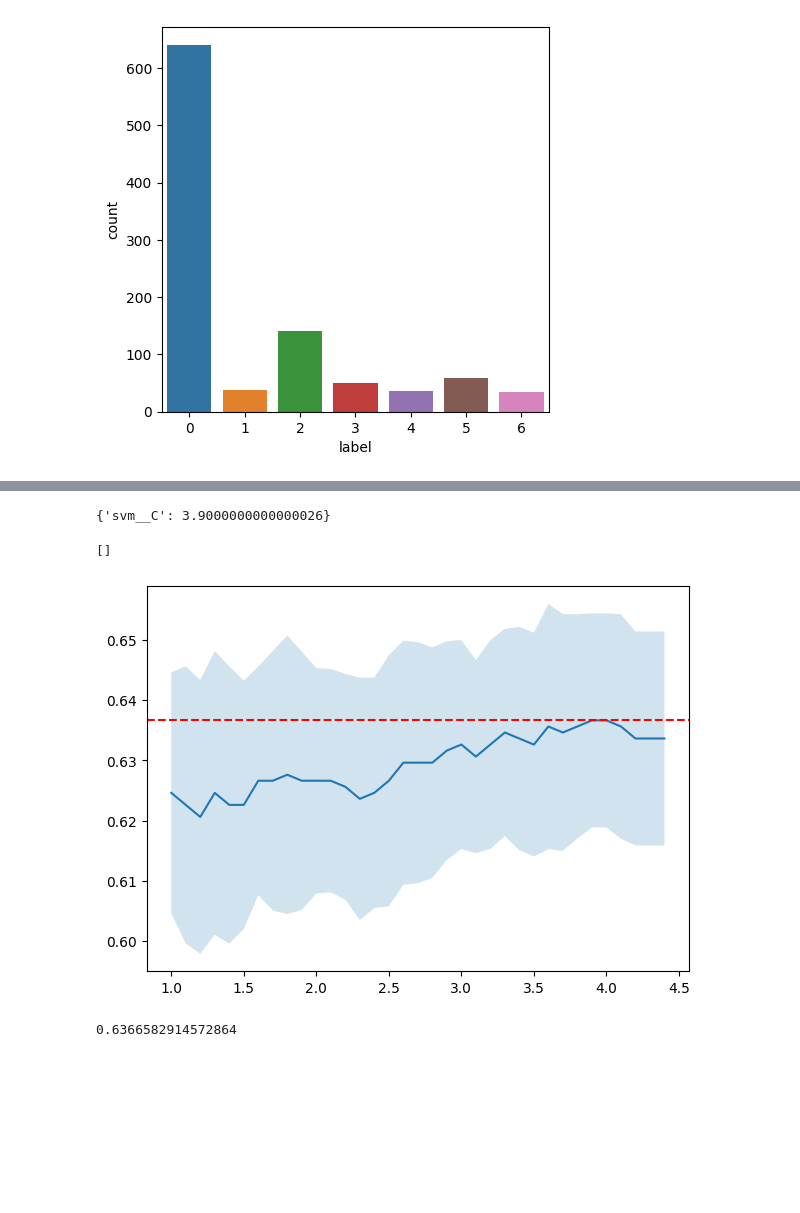
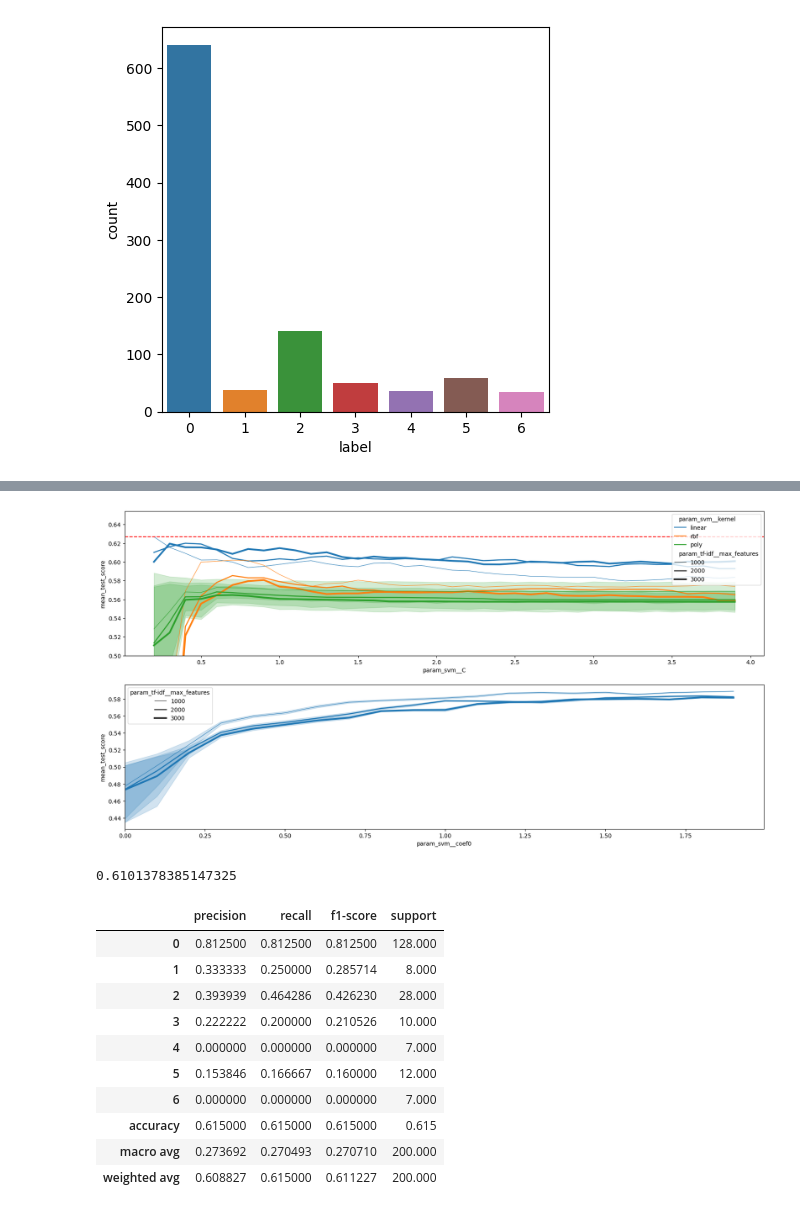
Before and after one commit to Hyuto/skripsi, a Jupyter notebook: notebook/Main Notebook.ipynb, the cells around one changed output, grey strips where cells are left out. Drawn from its saved outputs; the diff is of its cells as text; code cells hidden in the pictures; blank space fills up the shorter version.

Commit message:
Update main notebook on better CV

```diff
--- a/notebook/Main Notebook.ipynb
+++ b/notebook/Main Notebook.ipynb
@@ -18,9 +18,10 @@ from indoNLP.preprocessing import (
 from Sastrawi.Stemmer.StemmerFactory import StemmerFactory
 from wordcloud import WordCloud
 # %%
-local = "../data/"
-if os.path.isdir(local):
-    main_dir = local
+if os.path.isdir("../data/"):
+    main_dir = "../"
 else:
-    main_dir = "https://raw.githubusercontent.com/Hyuto/skripsi/master/data/"
+    main_dir = "https://raw.githubusercontent.com/Hyuto/skripsi/master/"
+
+SEED = 2022
 # %%
@@ -91,44 +140,55 @@ from sklearn.metrics import *
+# %%
+fig, (ax1, ax2) = plt.subplots(2, 1, figsize=(20, 10))
+sns.lineplot(data=search_df, x="param_svm__C", y="mean_test_score",
+             hue="param_svm__kernel", size="param_tf-idf__max_features", ax=ax1)
+ax1.axhline(y=search_df["mean_test_score"].max(), color='r', linestyle='--')
+ax1.set_ylim(0.5)
+sns.lineplot(data=search_df.query("param_svm__kernel == 'poly'"),
+             x="param_svm__coef0", y="mean_test_score", #hue="param_svm__coef0",
+             size="param_tf-idf__max_features", ax=ax2)
+ax2.set_xlim(0)
+plt.show()
+# %% [output]
+[figure, added]
 # %%
 pipe = Pipeline(
     [
-        ("tf-idf", TfidfVectorizer(max_features=3000)),
-        ("svm", SVC(kernel="linear", probability=True, class_weight="balanced", random_state=2022)),
+        ("tf-idf", TfidfVectorizer(max_features=2000)),
+        ("svm", SVC(C=0.2, kernel="linear", probability=True, class_weight="balanced", random_state=SEED)),
     ]
 )
 
-cv = StratifiedKFold(shuffle=True, random_state=2022)
-
-param_grid = {
-    "svm__C": np.arange(1, 4.5, 0.1),
-}
-search = GridSearchCV(pipe, param_grid, cv=cv)
-search.fit(data["cleaned"].values, data["label"].values)
-search.best_params_
+scores = cross_val_score(pipe, data["cleaned"].values, data["label"].values, scoring="f1_weighted", cv=cv)
+scores.mean()
 # %% [output]
-{'svm__C': 3.9000000000000026}
+0.6101378385147325
-# %%
-plt.figure(figsize=(7, 5))
-sns.lineplot(x=np.arange(1, 4.5, 0.1), y=search.cv_results_["mean_test_score"])
-plt.axhline(y=search.cv_results_["mean_test_score"].max(), color='r', linestyle='--')
-plt.fill_between(
-    np.arange(1, 4.5, 0.1),
-    search.cv_results_["mean_test_score"] - search.cv_results_["std_test_score"],
-    search.cv_results_["mean_test_score"] + search.cv_results_["std_test_score"],
-    alpha=0.2,
-)
-plt.plot()
-# %% [output]
-[]
-[figure, removed]
 # %%
 pipe = Pipeline(
     [
         ("tf-idf", TfidfVectorizer(max_features=3000)),
-        ("svm", SVC(C=3.9, kernel="linear", probability=True, class_weight="balanced", random_state=2022)),
+        ("svm", SVC(C=0.9, kernel="linear", probability=True, class_weight="balanced", random_state=SEED)),
     ]
 )
 
-scores = cross_val_score(pipe, data["cleaned"].values, data["label"].values, cv=5)
-scores.mean()
+x_train, x_test, y_train, y_test = train_test_split(
+    data["cleaned"].values,
+    data["label"].values,
+    test_size=0.2,
+    random_state=SEED,
+    stratify=data["label"].values,
+)
+
+pipe.fit(x_train, y_train)
+pd.DataFrame(classification_report(y_test, pipe.predict(x_test), output_dict=True)).T
 # %% [output]
-0.6366582914572864
+|  | precision | recall | f1-score | support |
+| 0 | 0.812500 | 0.812500 | 0.812500 | 128.000 |
+| 1 | 0.333333 | 0.250000 | 0.285714 | 8.000 |
+| 2 | 0.393939 | 0.464286 | 0.426230 | 28.000 |
+| 3 | 0.222222 | 0.200000 | 0.210526 | 10.000 |
+| 4 | 0.000000 | 0.000000 | 0.000000 | 7.000 |
+| 5 | 0.153846 | 0.166667 | 0.160000 | 12.000 |
+| 6 | 0.000000 | 0.000000 | 0.000000 | 7.000 |
+| accuracy | 0.615000 | 0.615000 | 0.615000 | 0.615 |
+| macro avg | 0.273692 | 0.270493 | 0.270710 | 200.000 |
+| weighted avg | 0.608827 | 0.615000 | 0.611227 | 200.000 |
```
Also changed, not shown: parts of 10 cells of this notebook, 2 other files.
